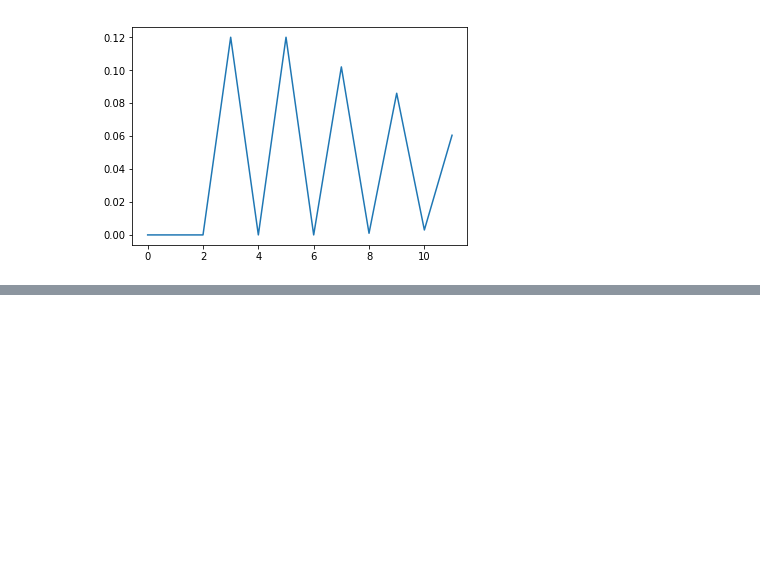
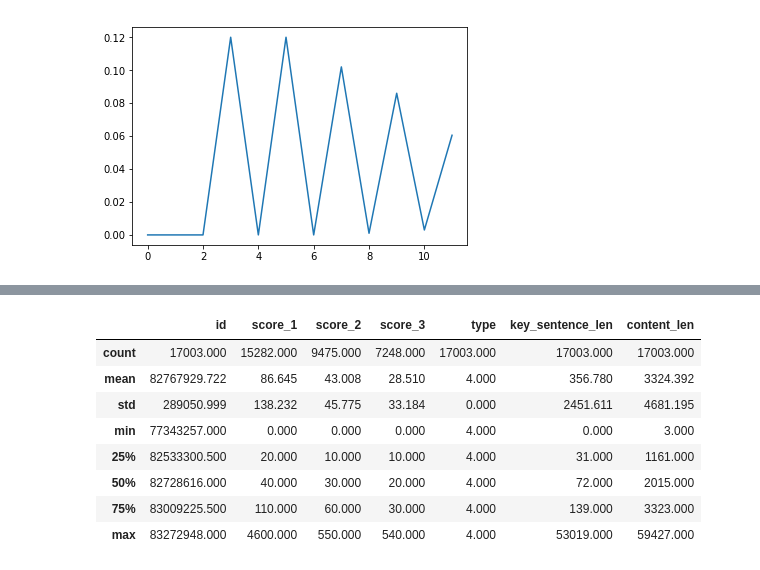
Before and after one commit to xuhuanyunxiao/jupyter-notebook, a Jupyter notebook: proj_cbirc/test_conn_接口与数据库测试.ipynb, the cells around one changed output, grey strips where cells are left out. Saved outputs shown, nothing was run; the diff lists cells and outputs as text; code cells hidden in the pictures; blank space fills up the shorter version.

```diff
--- a/proj_cbirc/test_conn_接口与数据库测试.ipynb
+++ b/proj_cbirc/test_conn_接口与数据库测试.ipynb
@@ -1195,0 +1301,14 @@ warn_time
+# %%
+pred_res = pd.read_excel('extract_abstract_res.xlsx')
+# %%
+pred_res.describe()
+# %% [output]
+|  | id | score_1 | score_2 | score_3 | type | key_sentence_len | content_len |
+| count | 17003.000 | 15282.000 | 9475.000 | 7248.000 | 17003.000 | 17003.000 | 17003.000 |
+| mean | 82767929.722 | 86.645 | 43.008 | 28.510 | 4.000 | 356.780 | 3324.392 |
+| std | 289050.999 | 138.232 | 45.775 | 33.184 | 0.000 | 2451.611 | 4681.195 |
+| min | 77343257.000 | 0.000 | 0.000 | 0.000 | 4.000 | 0.000 | 3.000 |
+| 25% | 82533300.500 | 20.000 | 10.000 | 10.000 | 4.000 | 31.000 | 1161.000 |
+| 50% | 82728616.000 | 40.000 | 30.000 | 20.000 | 4.000 | 72.000 | 2015.000 |
+| 75% | 83009225.500 | 110.000 | 60.000 | 30.000 | 4.000 | 139.000 | 3323.000 |
+| max | 83272948.000 | 4600.000 | 550.000 | 540.000 | 4.000 | 53019.000 | 59427.000 |
```
Also changed, not shown: parts of 12 cells of this notebook, 5 other files.
